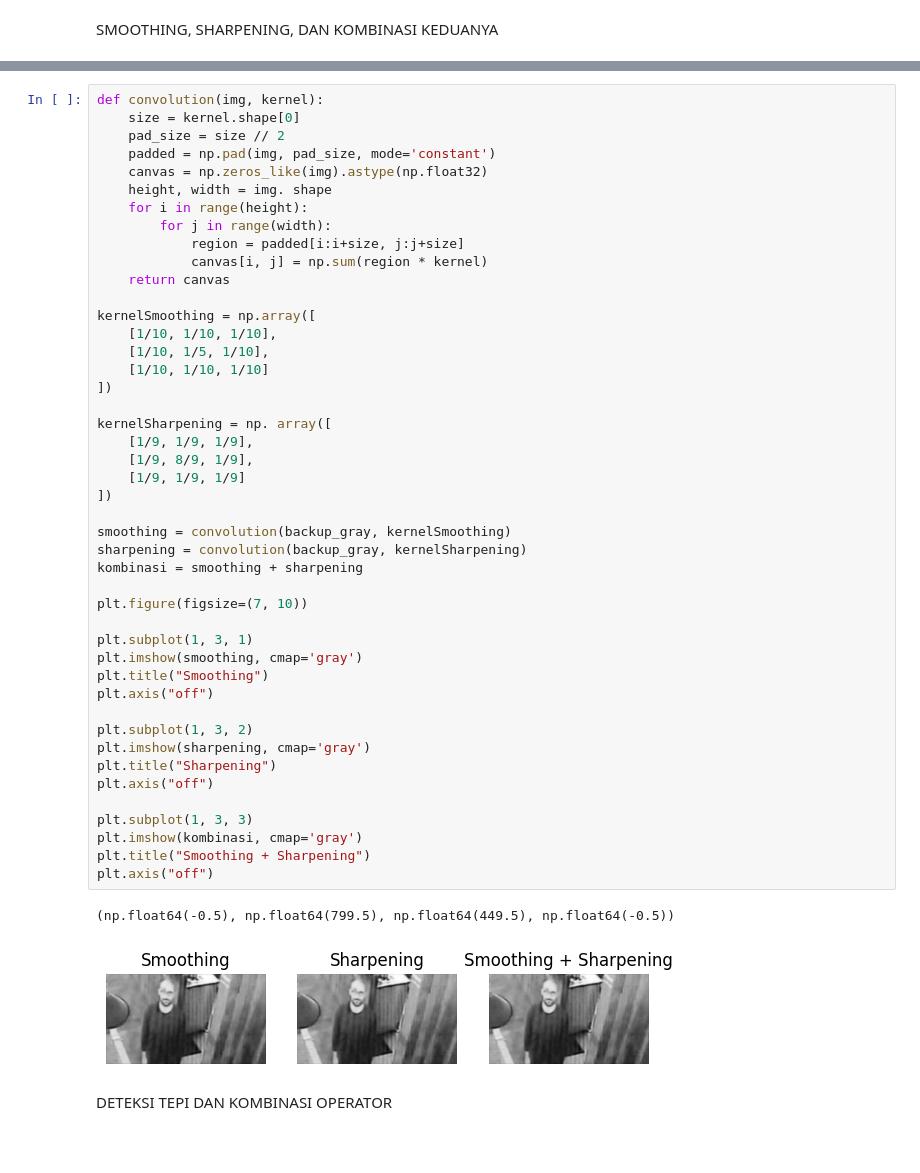
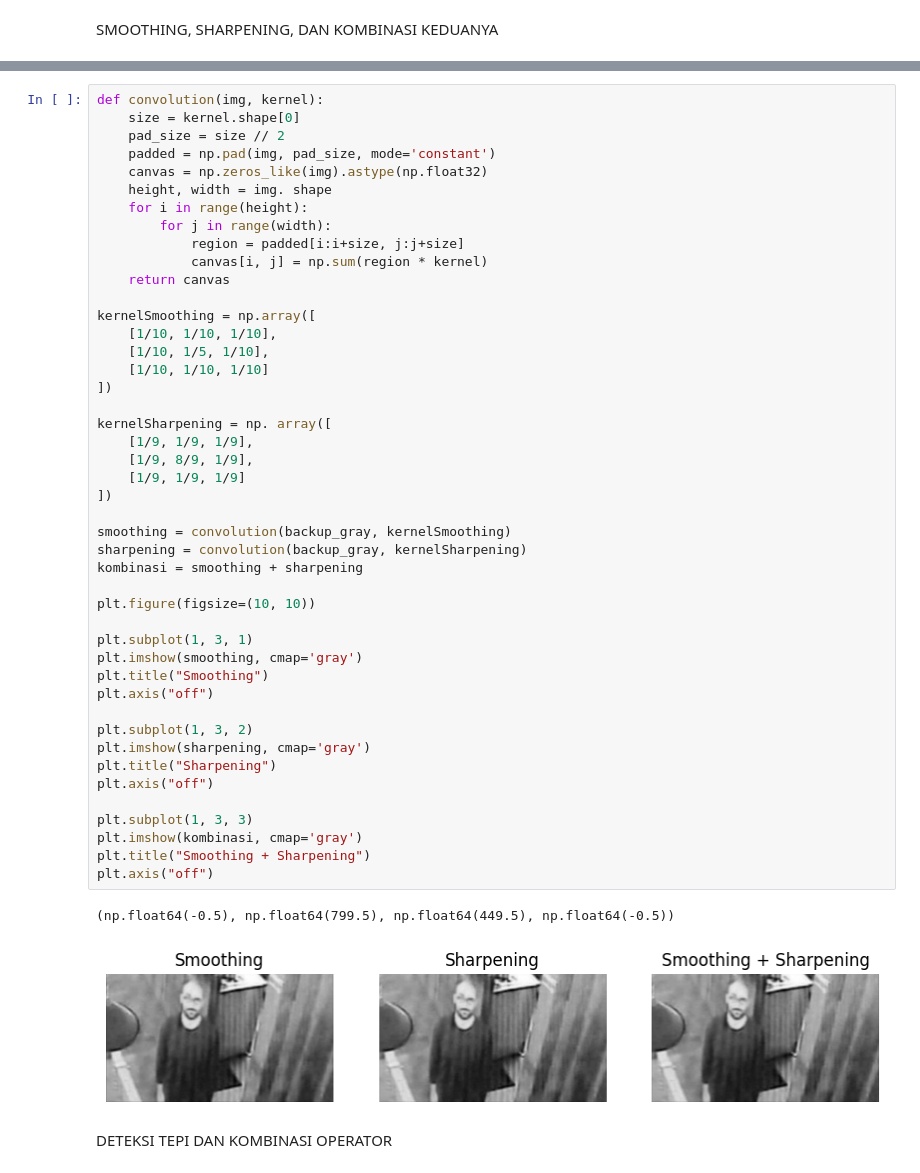
Before and after one commit to praktikum-pcd-2026/jurnal-modul-3-kelompok-3-rhmaa2, a Jupyter notebook: modul3.ipynb, the cells around one changed output, grey strips where cells are left out. Saved outputs shown, nothing was run; the diff lists cells and outputs as text; blank space fills up the shorter version.

```diff
--- a/modul3.ipynb
+++ b/modul3.ipynb
@@ -38,35 +38,35 @@ kernelSmoothing = np.array([
     [1/10, 1/10, 1/10]
 ])
 
 kernelSharpening = np. array([
     [1/9, 1/9, 1/9],
     [1/9, 8/9, 1/9],
     [1/9, 1/9, 1/9]
 ])
 
 smoothing = convolution(backup_gray, kernelSmoothing)
 sharpening = convolution(backup_gray, kernelSharpening)
 kombinasi = smoothing + sharpening
 
-plt.figure(figsize=(7, 10))
+plt.figure(figsize=(10, 10))
 
 plt.subplot(1, 3, 1)
 plt.imshow(smoothing, cmap='gray')
 plt.title("Smoothing")
 plt.axis("off")
 
 plt.subplot(1, 3, 2)
 plt.imshow(sharpening, cmap='gray')
 plt.title("Sharpening")
 plt.axis("off")
 
 plt.subplot(1, 3, 3)
 plt.imshow(kombinasi, cmap='gray')
 plt.title("Smoothing + Sharpening")
 plt.axis("off")
 # %% [output]
 (np.float64(-0.5), np.float64(799.5), np.float64(449.5), np.float64(-0.5))
-[figure, old version]
+[figure, new version]
 # %% [markdown]
 DETEKSI TEPI DAN KOMBINASI OPERATOR
 # %% [markdown]
```
Also changed, not shown: parts of 12 cells of this notebook.
